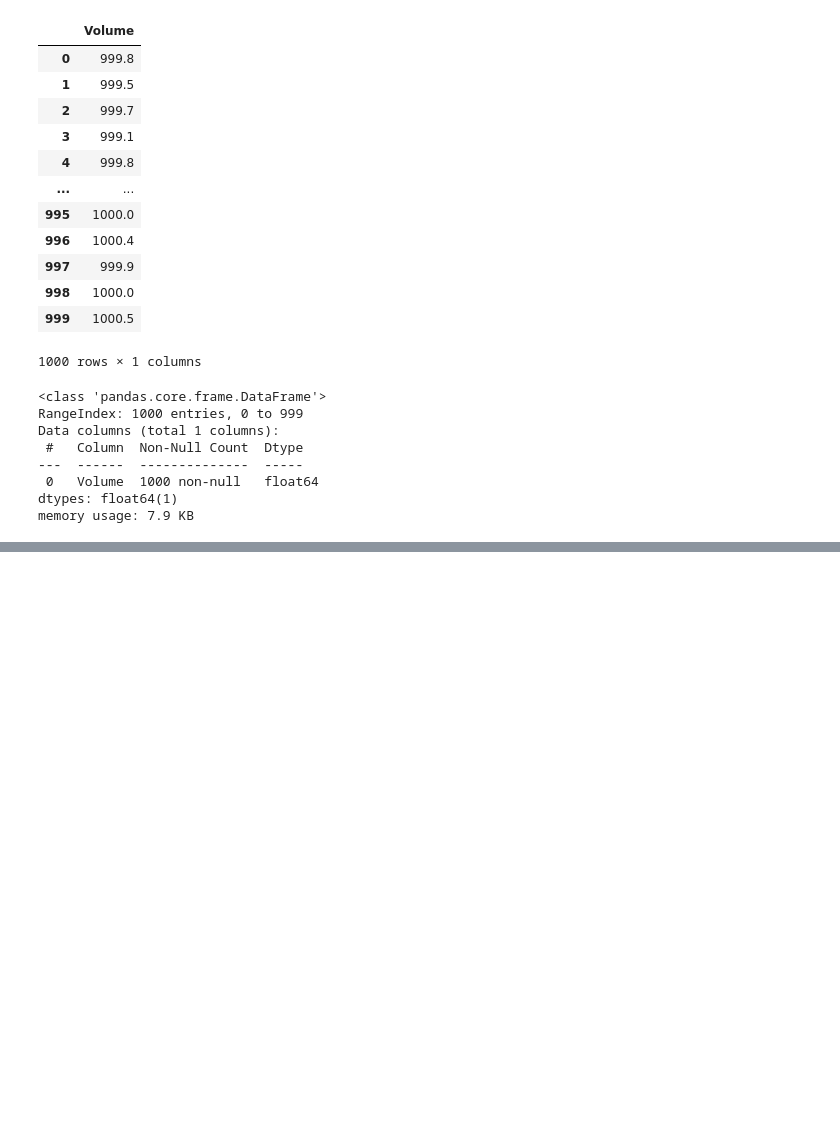
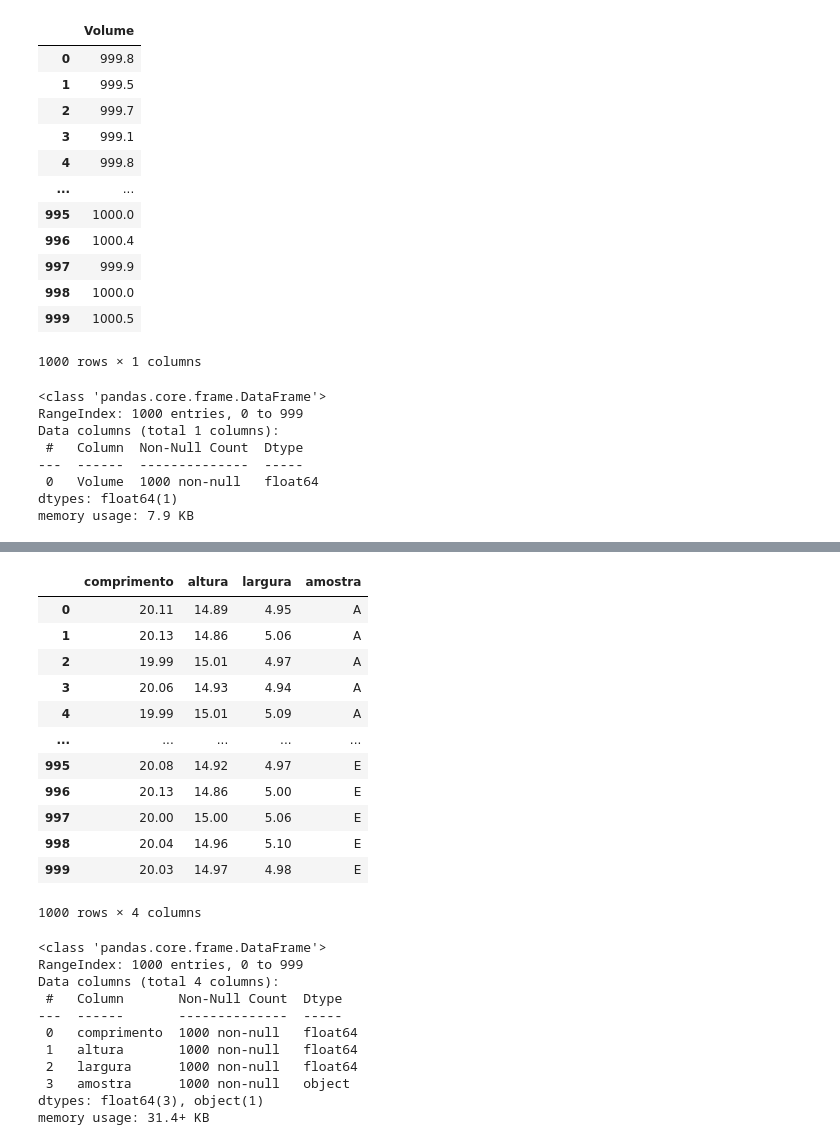
Before and after one commit to LaraGSilva/Analise-MercadoDeLimpeza, a Jupyter notebook: notebooks/script_Produto.ipynb, the cells around one changed output, grey strips where cells are left out. Saved outputs shown, nothing was run; the diff lists cells and outputs as text; code cells hidden in the pictures; blank space fills up the shorter version.

```diff
--- a/notebooks/script_Produto.ipynb
+++ b/notebooks/script_Produto.ipynb
@@ -49,9 +59,34 @@ df_volume.describe()
 # %%
 # Importando base sabao
-file_medidas_sabao = 'medidas_sabao_em_po.csv'
+file_medidas_sabao = '../data/medidas_sabao_em_po.csv'
 df_medidas = pd.read_csv(file_medidas_sabao)
 display(df_medidas)
 df_medidas.info()
+# %% [output]
+|  | comprimento | altura | largura | amostra |
+| 0 | 20.11 | 14.89 | 4.95 | A |
+| 1 | 20.13 | 14.86 | 5.06 | A |
+| 2 | 19.99 | 15.01 | 4.97 | A |
+| 3 | 20.06 | 14.93 | 4.94 | A |
+| 4 | 19.99 | 15.01 | 5.09 | A |
+| ... | ... | ... | ... | ... |
+| 995 | 20.08 | 14.92 | 4.97 | E |
+| 996 | 20.13 | 14.86 | 5.00 | E |
+| 997 | 20.00 | 15.00 | 5.06 | E |
+| 998 | 20.04 | 14.96 | 5.10 | E |
+| 999 | 20.03 | 14.97 | 4.98 | E |
+1000 rows × 4 columns
+<class 'pandas.core.frame.DataFrame'>
+RangeIndex: 1000 entries, 0 to 999
+Data columns (total 4 columns):
+ #   Column       Non-Null Count  Dtype
+---  ------       --------------  -----
+ 0   comprimento  1000 non-null   float64
+ 1   altura       1000 non-null   float64
+ 2   largura      1000 non-null   float64
+ 3   amostra      1000 non-null   object
+dtypes: float64(3), object(1)
+memory usage: 31.4+ KB
 # %%
 #   ax = sns.histplot(data=df_volume, x='Volume', bins=20, color=AZUL1)
 
```
Also changed, not shown: parts of 5 cells of this notebook, 12 other files.
